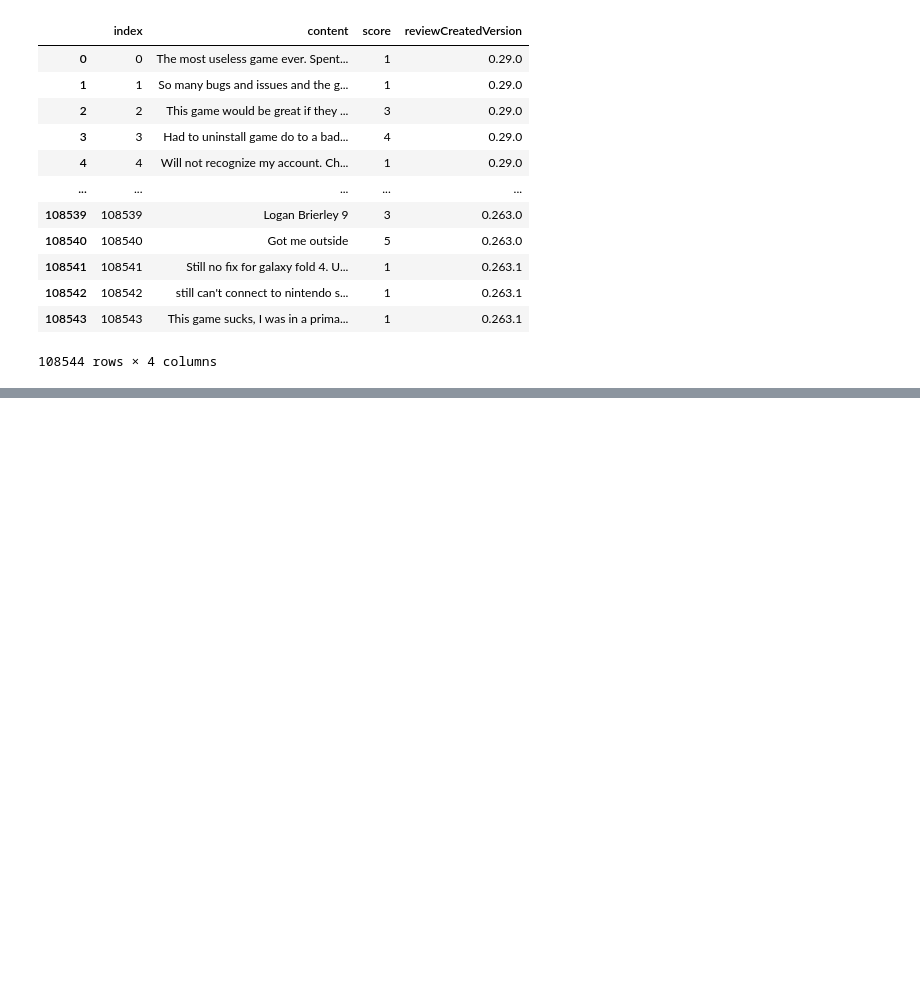
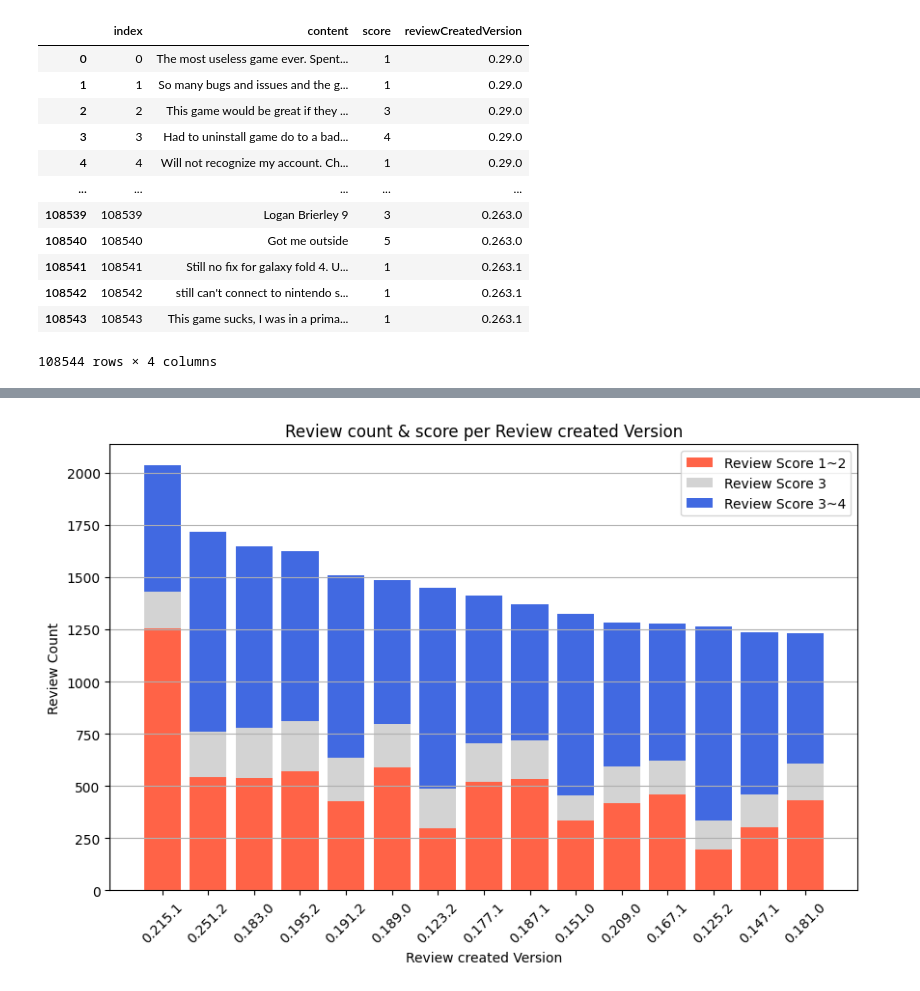
Before and after one commit to jinnykj/PokemonGO-Review-dataset-analysis, a Jupyter notebook: 데이터_시각화_기말_과제.ipynb, the cells around one changed output, grey strips where cells are left out. Drawn from its saved outputs; the diff is of its cells as text; code cells hidden in the pictures; blank space fills up the shorter version.

```diff
--- a/데이터_시각화_기말_과제.ipynb
+++ b/데이터_시각화_기말_과제.ipynb
@@ -77,2 +107,8 @@ reviewcount = df.groupby('reviewCreatedVersion')['content'].count().reset_index(
+# %%
+df['category'] = pd.cut(df['score'], bins=[0, 2, 3, 5], labels=['bad', 'soso', 'good'])
+
+# 버전별로 각 범주의 개수를 세기
+category= df.groupby(['reviewCreatedVersion', 'category']).size().unstack(fill_value=0).reset_index()
+category['count']=reviewcount['content']
 # %%
-reviewcount.drop(index=range(173, 223))
+category=category.drop(index=range(173, 223))
@@ -100,0 +131,2 @@ plt.gca().spines[['top', 'right']].set_visible(False)
+# %%
+top15 = category.sort_values(by='count',ascending=False).iloc[:15,].reset_index()
@@ -100,0 +152,24 @@ plt.gca().spines[['top', 'right']].set_visible(False)
+# %%
+months = top15['reviewCreatedVersion']
+Scorebad = top15['bad']
+Scoresoso = top15['soso']
+Scoregood= top15['good']
+
+
+
+plt.figure(figsize=(10,6))
+plt.bar(months,Scorebad,label='Review Score 1~2',color='tomato')
+plt.bar(months,Scoresoso,bottom = Scorebad , label='Review Score 3',color='lightgray')
+plt.bar(months,Scoregood,bottom = Scorebad+Scoresoso , label='Review Score 3~4',color='royalblue')
+
+
+
+plt.title('Review count & score per Review created Version')
+plt.xlabel('Review created Version')
+plt.ylabel('Review Count')
+plt.legend()
+plt.grid(axis='y')
+plt.xticks(rotation=45)
+plt.show()
+# %% [output]
+[figure, added]
```
Also changed, not shown: parts of 9 cells of this notebook.
